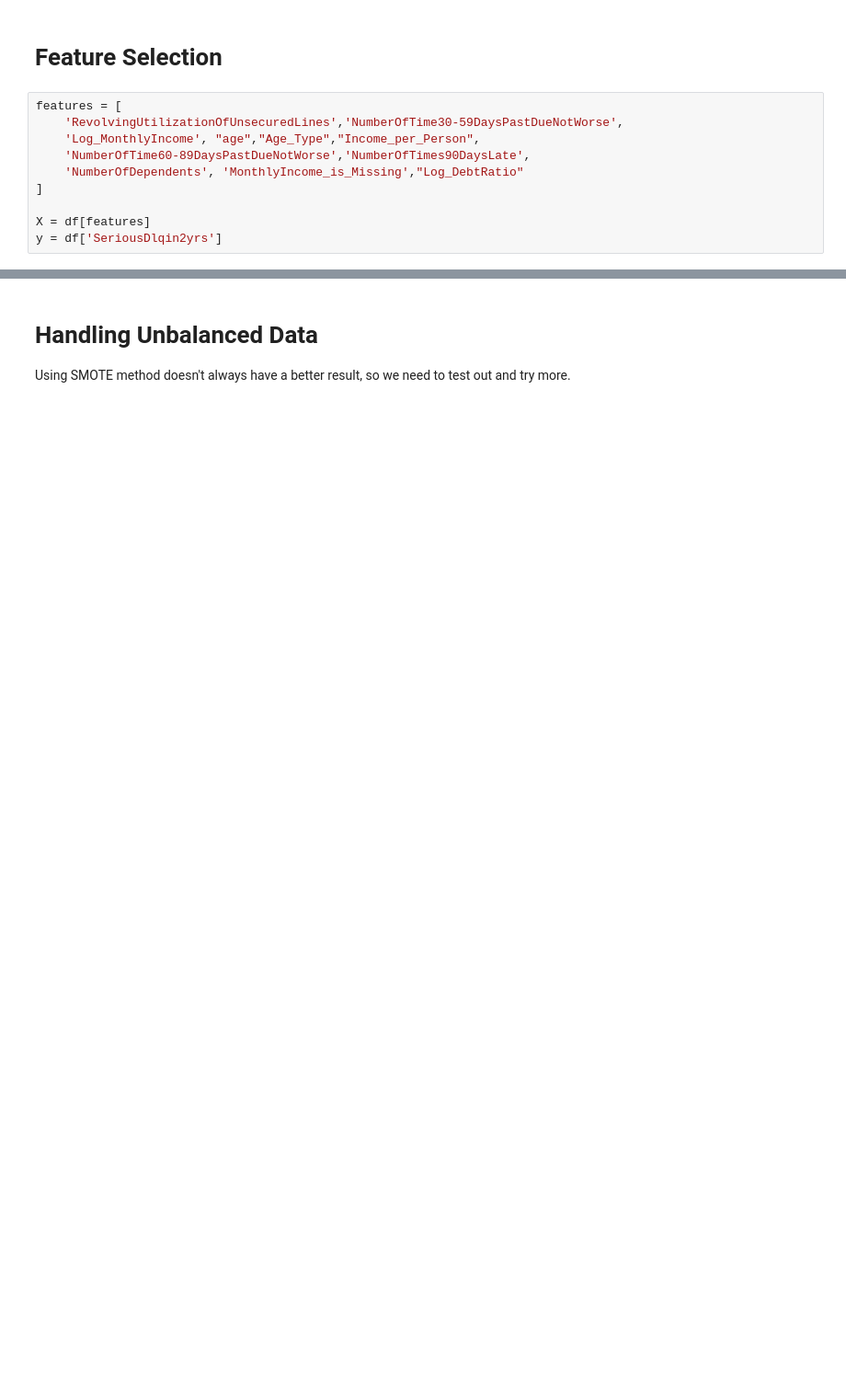
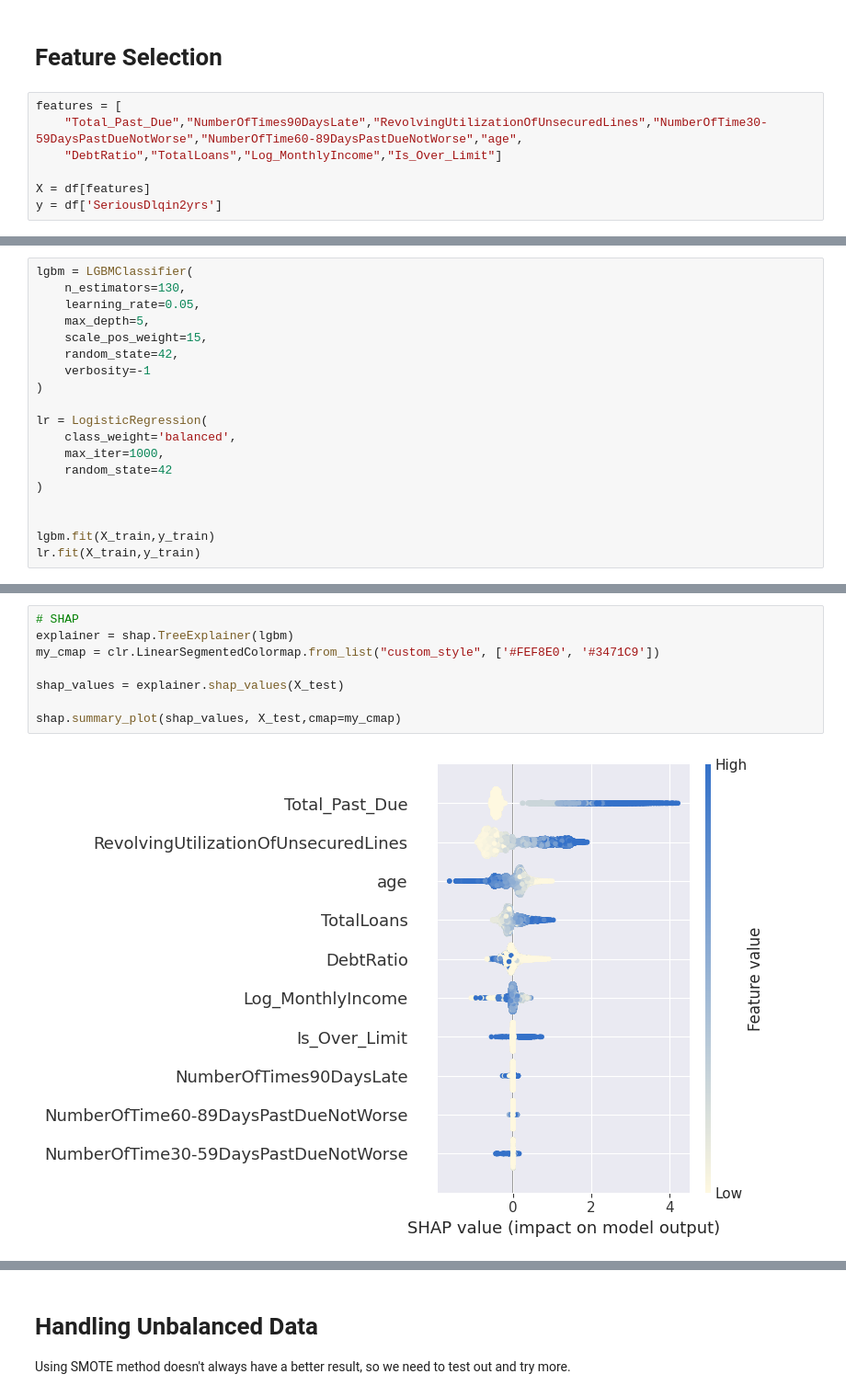
Before and after one commit to loouisheng/Credit_Risk_Prediction_Model, a Jupyter notebook: model.ipynb, the cells around one changed output, grey strips where cells are left out. Shown at 92% size. Drawn from its saved outputs; the diff is of its cells as text; blank space fills up the shorter version.

```diff
--- a/model.ipynb
+++ b/model.ipynb
@@ -106,11 +126,8 @@ plt.show()
 # Feature Selection
 # %%
 features = [
-    'RevolvingUtilizationOfUnsecuredLines','NumberOfTime30-59DaysPastDueNotWorse',
-    'Log_MonthlyIncome', "age","Age_Type","Income_per_Person",
-    'NumberOfTime60-89DaysPastDueNotWorse','NumberOfTimes90DaysLate',
-    'NumberOfDependents', 'MonthlyIncome_is_Missing',"Log_DebtRatio"
-]
+    "Total_Past_Due","NumberOfTimes90DaysLate","RevolvingUtilizationOfUnsecuredLines","NumberOfTime30-59DaysPastDueNotWorse","NumberOfTime60-89DaysPastDueNotWorse","age",
+    "DebtRatio","TotalLoans","Log_MonthlyIncome","Is_Over_Limit"]
 
 X = df[features]
 y = df['SeriousDlqin2yrs']
@@ -131,0 +194,19 @@ Name: proportion, dtype: float64
+# %%
+lgbm = LGBMClassifier(
+    n_estimators=130,
+    learning_rate=0.05,
+    max_depth=5,
+    scale_pos_weight=15,
+    random_state=42,
+    verbosity=-1
+)
+
+lr = LogisticRegression(
+    class_weight='balanced',
+    max_iter=1000,
+    random_state=42
+)
+
+
+lgbm.fit(X_train,y_train)
+lr.fit(X_train,y_train)
@@ -131,0 +285,10 @@ Name: proportion, dtype: float64
+# %%
+# SHAP
+explainer = shap.TreeExplainer(lgbm)
+my_cmap = clr.LinearSegmentedColormap.from_list("custom_style", ['#FEF8E0', '#3471C9'])
+
+shap_values = explainer.shap_values(X_test)
+
+shap.summary_plot(shap_values, X_test,cmap=my_cmap)
+# %% [output]
+[figure, added]
```
Also changed, not shown: parts of 25 cells of this notebook, 8 other files.
